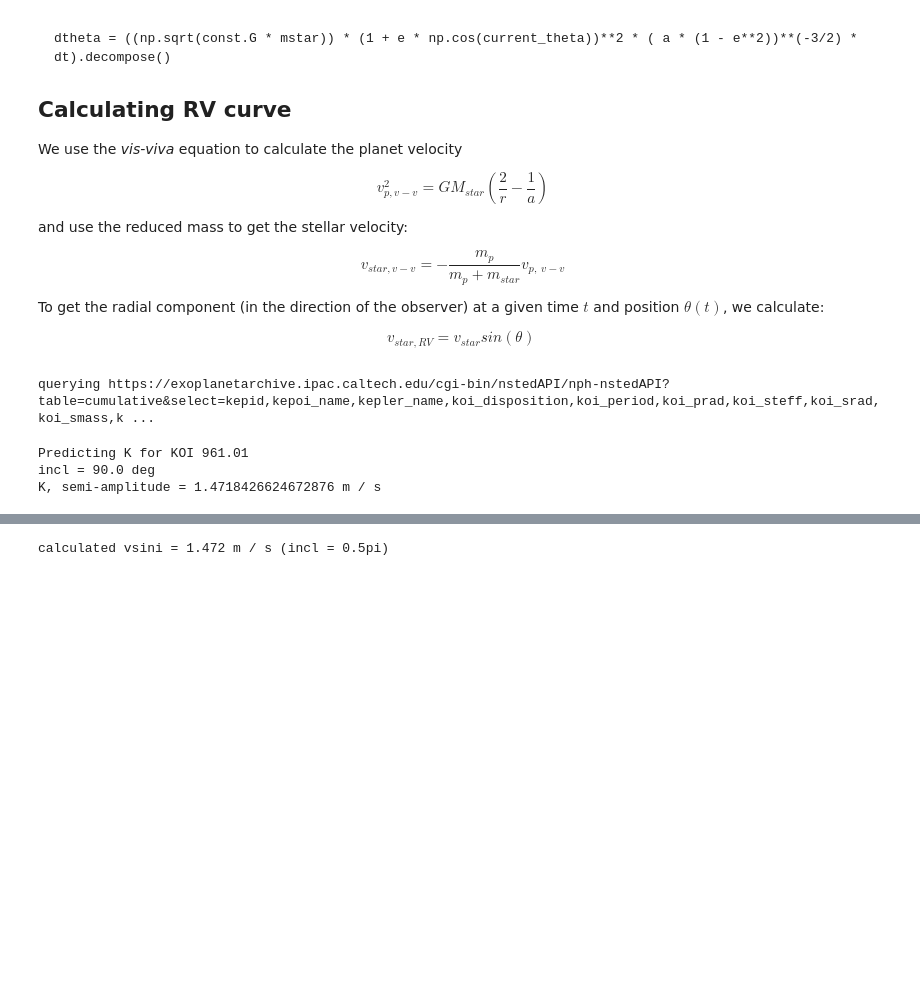
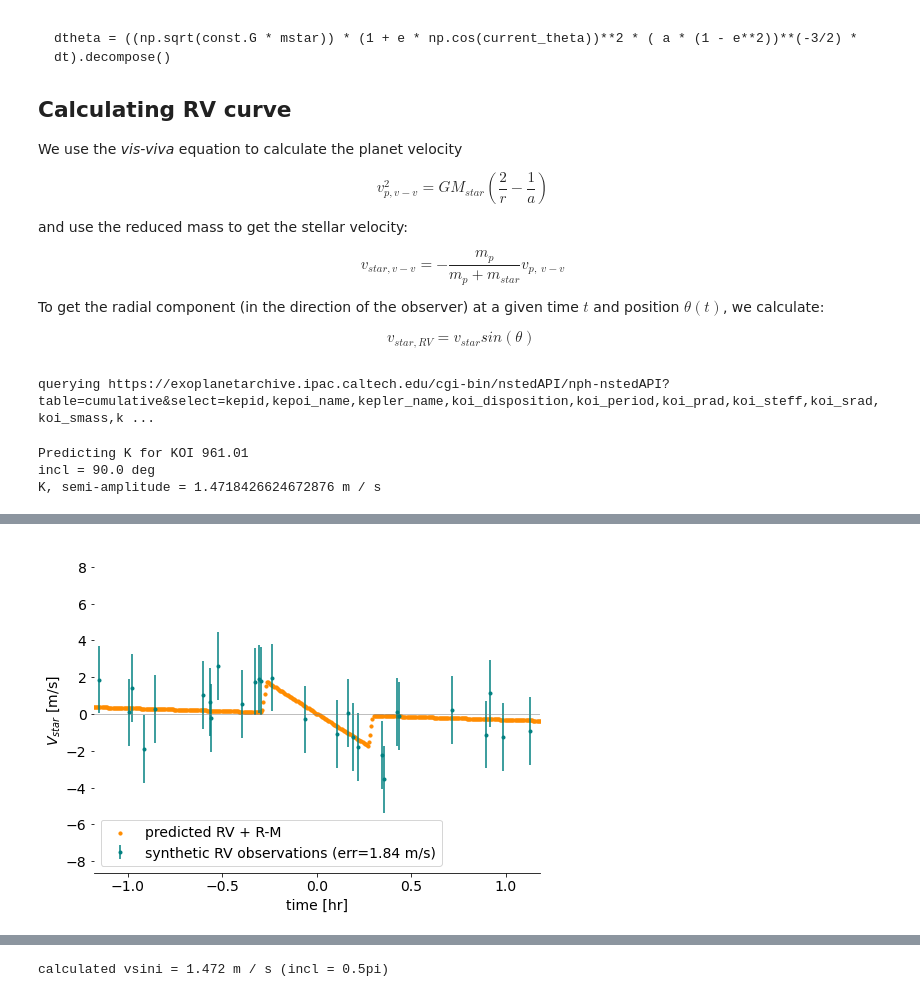
Before and after one commit to namagu/rossiter-mclaughlin-coaddventure, a Jupyter notebook: rv_from_scratch.ipynb, the cells around one changed output, grey strips where cells are left out. Drawn from its saved outputs; the diff is of its cells as text; code cells hidden in the pictures; blank space fills up the shorter version.

```diff
--- a/rv_from_scratch.ipynb
+++ b/rv_from_scratch.ipynb
@@ -321,0 +609,98 @@ dt = 0.58260980304 h for 50 steps
+# %%
+## set error parameters (from MAROON-X, Jenn Burt)
+sigma_phot = 1.7   # RV photon uncertainty [m/s]
+sigma_floor = 0.5  # RV instrument floor [m/s]
+sigma_jit = 0.5    # Stellar jitter term [m/s]
+sigma_all = np.sqrt(sigma_phot**2 + sigma_floor**2 + sigma_jit**2) # Add all unc. terms in quadrature
+
+# other PRV telescopes
+# sigma_all = 0.3
+
+# Now add noise to it according to sigma_all
+res = np.random.normal(scale=sigma_all, size=len(rmrv_obs))
+rmrv_obs = (rmrv_obs.value + res) * (u.m / u.s)
+#plt.hist(res)
+# %%
+# figure setup
+fig = plt.figure(figsize=(8,6))
+ax = fig.add_subplot()
+fs = 14 # font size
+plt.rc('font', size=fs)
+
+# actual radial velocity
+skip = 1
+#ax.scatter(thetas, rv,
+#           c='pink', label=f"RV with R-M")
+# ax.plot(t_array[::skip].to(u.hr), rv[::skip],
+#         zorder=10,
+#         c='black', lw=1, alpha=0.7, ls='dashed',label=f"RV, star only")
+
+# ax.scatter(t_array[::skip].to(u.hr), rv[::skip],
+#            c='purple', lw=1, ls='dotted',label=f"RV (every {skip}th point)")
+
+
+# recall that rmrv = dvrot + rv
+ax.scatter((t_array - P).to(u.hr), rmrv,
+        c = 'darkorange', s=10,
+        #lw=2, c='darkorange',
+        label=f"predicted RV + R-M") # (scaled by {scale})")
+
+
+# plot observed
+skip=20
+ax.errorbar((t_obs - P).to(u.hr), rmrv_obs, yerr=sigma_all*(u.m/u.s),
+            c='teal', fmt='.',label=f"synthetic RV observations (err={sigma_all:.3} m/s)"
+           )
+
+# plot just the r-m distrubance
+# scale = 1
+# ax.plot(t_array.to(u.hr), dvrot*scale,
+#         c = 'orange',
+#         label=f"R-M (scaled by {scale})")
+
+# plot observations
+
+# Plot interpolated curve
+# from scipy.interpolate import interp1d
+
+# #Add some randomization around the observation times, so it's not always at exactly the same minute of the night
+# twindow = t_array[(n*nP)//4: 3*(n*nP)//4]
+# t_scatter = np.random.normal(0,0.01,twindow.shape) * u.d
+# t_obs = np.sort(twindow + t_scatter)
+# do the linear interpolation and calculate new y values:
+# f_lin = interp1d(t_array, rmrv)
+# ynew_lin = f_lin((t_obs.value))
+# plt.plot((t_obs).to(u.h), ynew_lin,
+#         #c = 'purple', s=2,
+#         lw=2, c='purple',
+#         label=f"RV + R-M") # (scaled by {scale})")
+
+
+# formatting
+#ax.set_title(r"radial $V_{star}$ with Rossiter-McLaughlin")
+ax.set_xlabel(r"time [hr]")
+ax.set_ylabel(r"$V_{star}$ [m/s]")
+
+
+middle = 1 #P.to(u.hr).value  # 1 to start at 0
+window = np.array([-1,1])*2*dur.value
+ax.set_xlim(window[0], window[1])
+#ax.set_xlim(middle*(1-window), middle*(1+window))  # R-M window
+
+# additional visual markers
+# ax.vlines(0.5*dur.value*np.array([-1,1]),ax.get_ylim()[0],ax.get_ylim()[1],
+#           color='grey', alpha=0.4 , label=f"dur = {dur:.3}")
+ax.hlines(0,window[0],window[1],lw=1,colors='grey',alpha=0.5)
+
+for spine in ax.spines: ax.spines[spine].set_visible(False)
+ax.spines['bottom'].set_visible(True)
+
+
+#ax.set_facecolor("lightgrey")
+#plt.grid(c='white')
+plt.legend(loc='lower left')
+
+filename=f"plots/KOI_{koi}_rmrv_lc_b_{b}_phi_{phi_star/np.pi:.3}pi.svg"
+plt.savefig(filename, bbox_inches='tight',transparent=True)
+# %% [output]
+[figure, new version]
```
Also changed, not shown: parts of 26 cells of this notebook.
